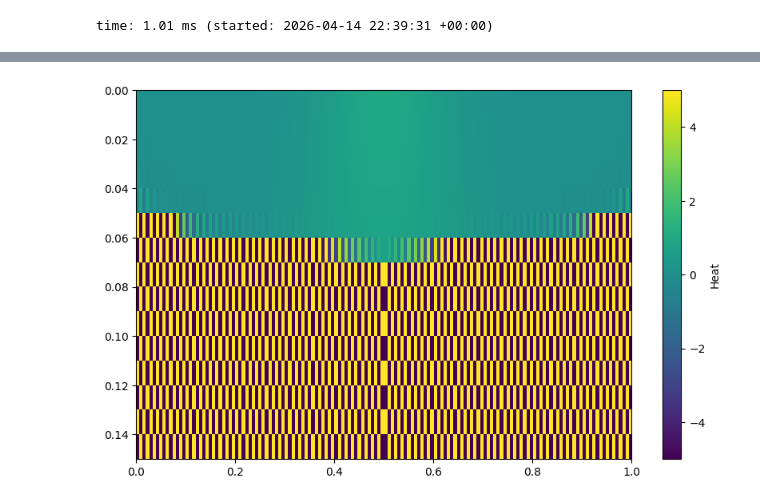
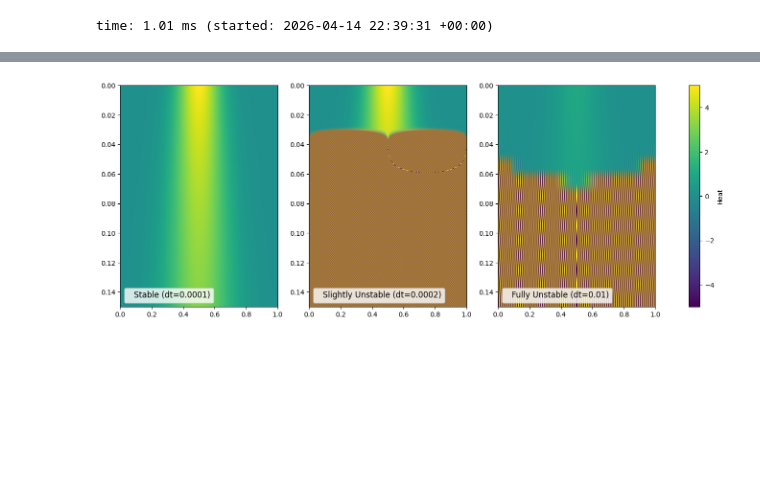
Before and after one commit to Astro-CMalhas/Computational-Astronomy, a Jupyter notebook: Comp_HW_5_FFT.ipynb, the cells around one changed output, grey strips where cells are left out. Cells and saved outputs as stored; diff of their text form; code cells hidden in the pictures; blank space fills up the shorter version.

```diff
--- a/Comp_HW_5_FFT.ipynb
+++ b/Comp_HW_5_FFT.ipynb
@@ -314,27 +292,49 @@ time: 12.5 s (started: 2026-04-14 23:53:37 +00:00)
 # %%
 ##QUestion 2 B:
 alpha_b = 0.05
 dt_b = 0.01
 T_b = 0.15
 Nt_b = int(T_b / dt_b)
-
+N=150
 wavenumbers = np.fft.fftfreq(N, d=1/N) * 2 * np.pi
-current_k = func1b3(func1(arraytest150))
+#current_k = func1b3(func1(arraytest400))
 heat_history = np.zeros((Nt_b, N))
 
-# update and save
-for i in range(Nt_b):
-    heat_history[i] = np.real(func1b4(current_k))
-    current_k = current_k - dt_b * alpha_b * (wavenumbers**2) * current_k
+def simulate_heat(dt_b):
+    Nt_b = int(T_b / dt_b)
+    current_k = func1b3(func1(arraytest150))
+    #current_k = func1b3(func1(arraytest400)) #400 maybe takes a bit too long and is only filled in for the first 10% of the graph, 150 is better
 
-fig, ax = plt.subplots(figsize=(10, 6))
+    heat_history = np.zeros((Nt_b, N))
 
-# plot spatial heat
-c = ax.imshow(heat_history, aspect='auto', extent=[0, 1, T_b, 0], cmap='viridis', vmin=-5, vmax=5)
-fig.colorbar(c, ax=ax, label="Heat")
+    for i in range(Nt_b):
+        heat_history[i] = np.real(func1b4(current_k))
+        current_k = current_k - dt_b * alpha_b * (wavenumbers**2) * current_k
+
+    return heat_history
+
+heat_stable = simulate_heat(0.0001)
+heat_slight = simulate_heat(0.0002)
+heat_unstable = simulate_heat(0.01)
 
 
+fig, (ax1, ax2, ax3) = plt.subplots(1, 3, figsize=(18, 6))
+
+c1 = ax1.imshow(heat_stable, aspect='auto', extent=[0, 1, T_b, 0], cmap='viridis', vmin=-1, vmax=1)
+ax1.plot([], [], ' ', label="Stable (dt=0.0001)")
+ax1.legend(loc="lower left", handlelength=0, fontsize=12)
+
+c2 = ax2.imshow(heat_slight, aspect='auto', extent=[0, 1, T_b, 0], cmap='viridis', vmin=-1, vmax=1)
+ax2.plot([], [], ' ', label="Slightly Unstable (dt=0.0002)")
+ax2.legend(loc="lower left", handlelength=0, fontsize=12)
+
+c3 = ax3.imshow(heat_unstable, aspect='auto', extent=[0, 1, T_b, 0], cmap='viridis', vmin=-5, vmax=5)
+ax3.plot([], [], ' ', label="Fully Unstable (dt=0.01)")
+ax3.legend(loc="lower left", handlelength=0, fontsize=12)
+
+
+fig.colorbar(c3, ax=[ax1, ax2, ax3], label="Heat")
 
 plt.show()
 # %% [output]
-[figure, old version]
+[figure, new version]
```
Also changed, not shown: parts of 3 cells of this notebook.
